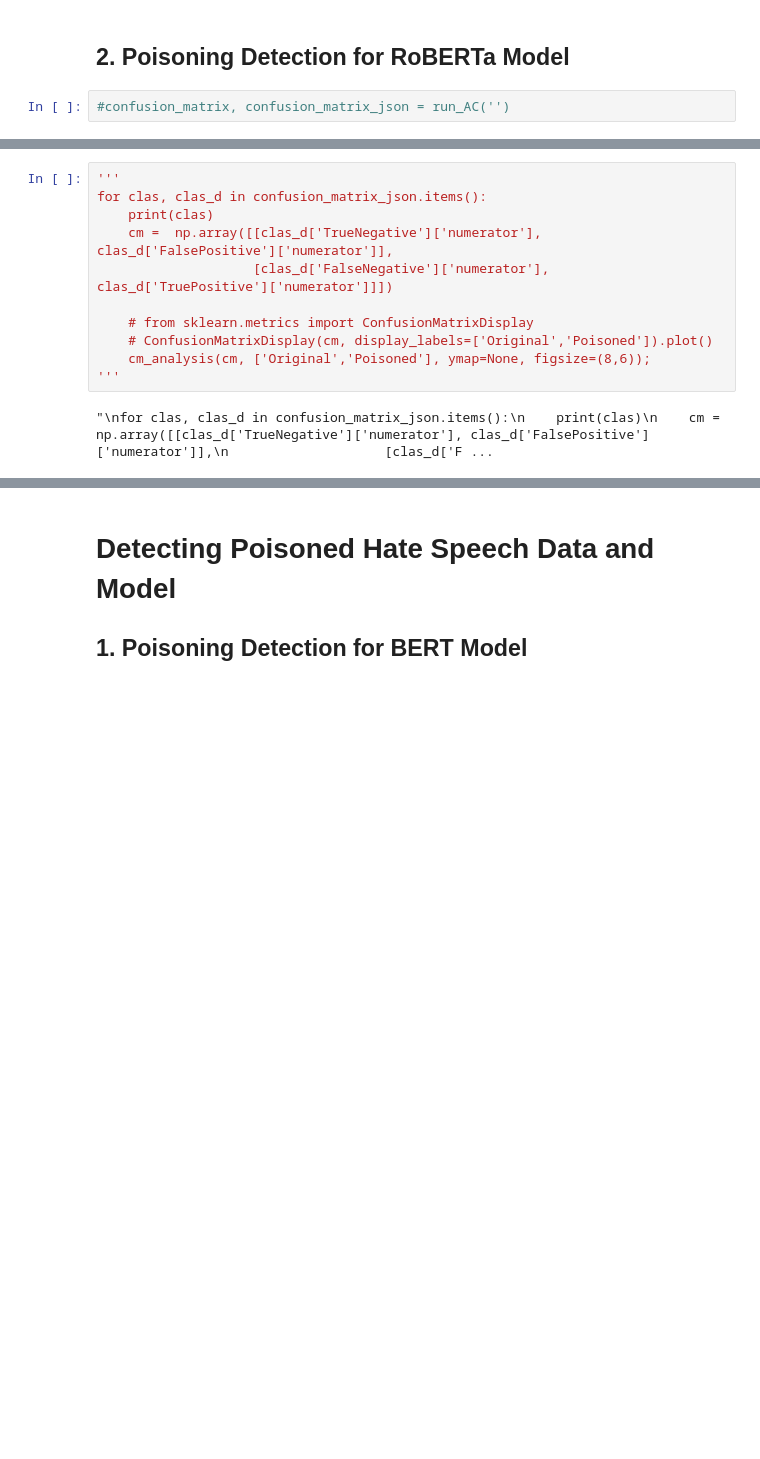
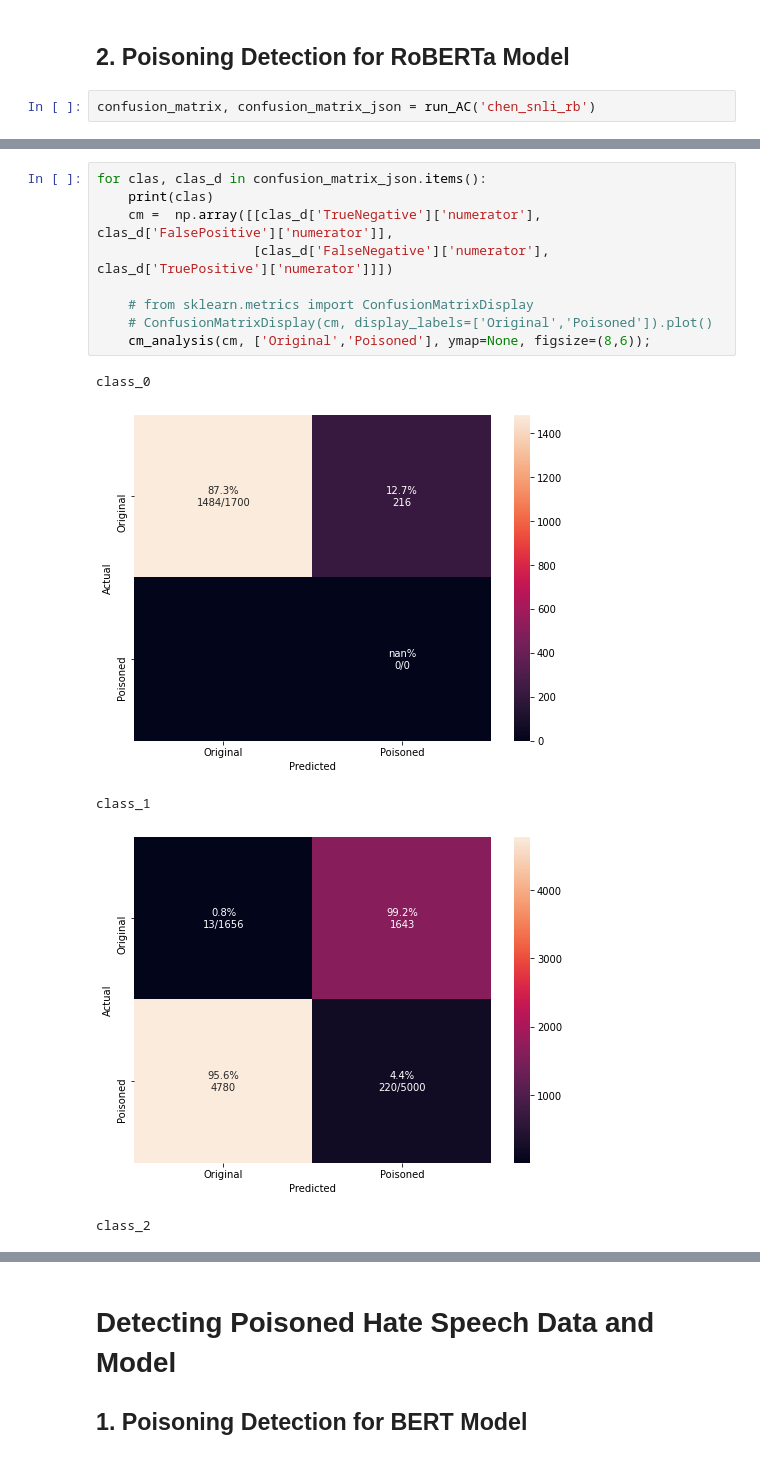
Before and after one commit to RobuSTAI/RobuSTAI, a Jupyter notebook: notebooks/defense_AC.ipynb, the cells around one changed output, grey strips where cells are left out. Cells and saved outputs as stored; diff of their text form; blank space fills up the shorter version.

```diff
--- a/notebooks/defense_AC.ipynb
+++ b/notebooks/defense_AC.ipynb
@@ -59,4 +59,4 @@ class_2
 # %% [markdown]
 ## 2. Poisoning Detection for RoBERTa Model
 # %%
-#confusion_matrix, confusion_matrix_json = run_AC('')
+confusion_matrix, confusion_matrix_json = run_AC('chen_snli_rb')
@@ -63,13 +85,15 @@ class_2
 # %%
-'''
 for clas, clas_d in confusion_matrix_json.items():
     print(clas)
     cm =  np.array([[clas_d['TrueNegative']['numerator'], clas_d['FalsePositive']['numerator']],
                     [clas_d['FalseNegative']['numerator'], clas_d['TruePositive']['numerator']]])
 
     # from sklearn.metrics import ConfusionMatrixDisplay
     # ConfusionMatrixDisplay(cm, display_labels=['Original','Poisoned']).plot()
     cm_analysis(cm, ['Original','Poisoned'], ymap=None, figsize=(8,6));
-'''
 # %% [output]
-"\nfor clas, clas_d in confusion_matrix_json.items():\n    print(clas)\n    cm =  np.array([[clas_d['TrueNegative']['numerator'], clas_d['FalsePositive']['numerator']],\n                    [clas_d['F ...
+class_0
+[figure, added]
+class_1
+[figure, added]
+class_2
```
Also changed, not shown: parts of 8 cells of this notebook, 5 other files.
